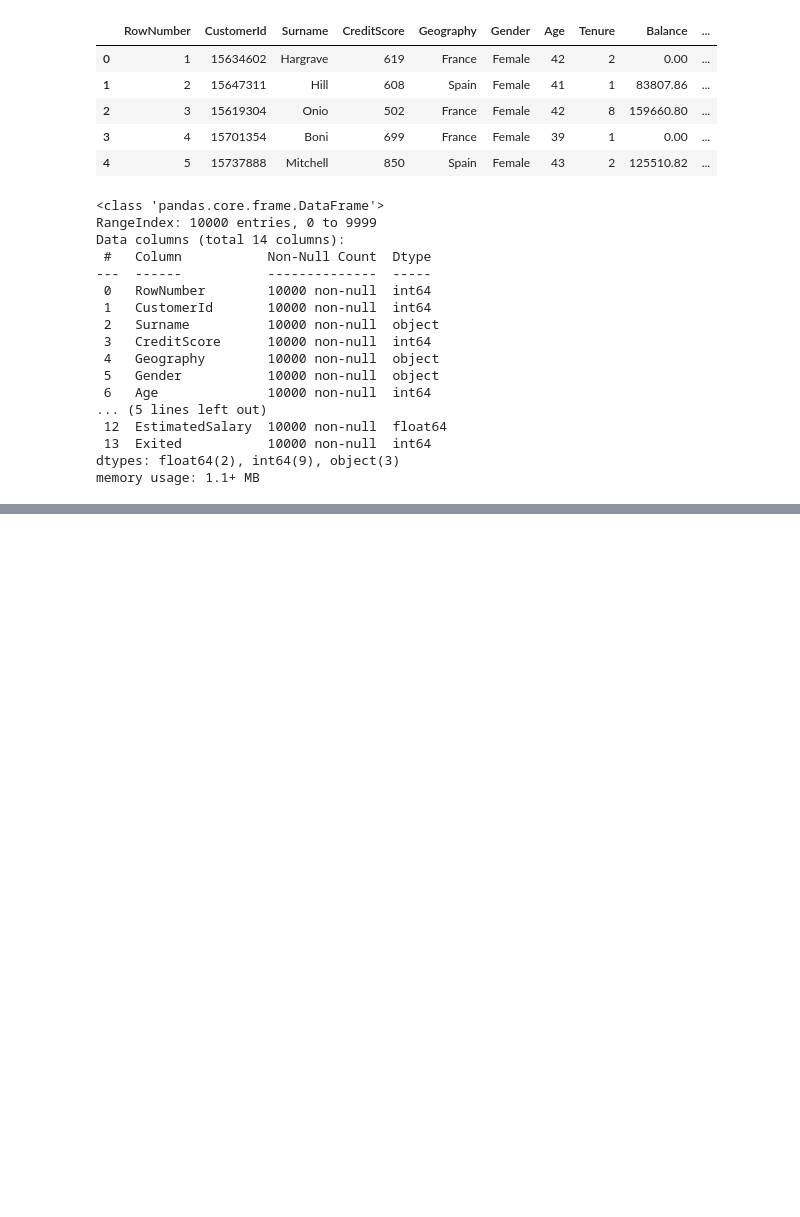
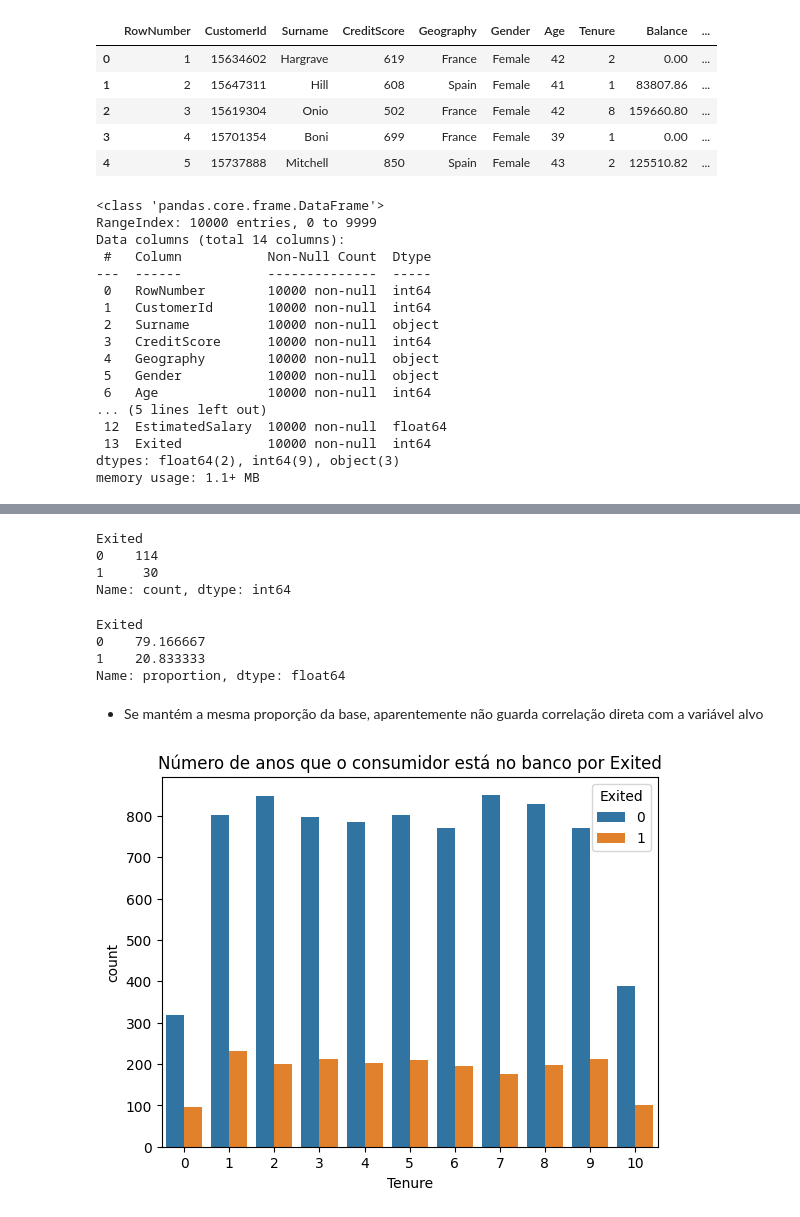
Before and after one commit to AndreyLobato/churn-predict-trab-final, a Jupyter notebook: analytics/Analytics_1.ipynb, the cells around one changed output, grey strips where cells are left out. Cells and saved outputs as stored; diff of their text form; code cells hidden in the pictures; blank space fills up the shorter version.

```diff
--- a/analytics/Analytics_1.ipynb
+++ b/analytics/Analytics_1.ipynb
@@ -42,0 +152,21 @@ memory usage: 1.1+ MB
+# %%
+df_top5.Exited.value_counts()
+# %% [output]
+Exited
+0    114
+1     30
+Name: count, dtype: int64
+# %%
+df_top5.Exited.value_counts(normalize=True)*100
+# %% [output]
+Exited
+0    79.166667
+1    20.833333
+Name: proportion, dtype: float64
+# %% [markdown]
+- Se mantém a mesma proporção da base, aparentemente não guarda correlação direta com a variável alvo
+# %%
+plt.title("Número de anos que o consumidor está no banco por Exited");
+sns.countplot(x = df.Tenure, hue=df.Exited);
+# %% [output]
+[figure, added]
```
Also changed, not shown: parts of 41 cells of this notebook.
